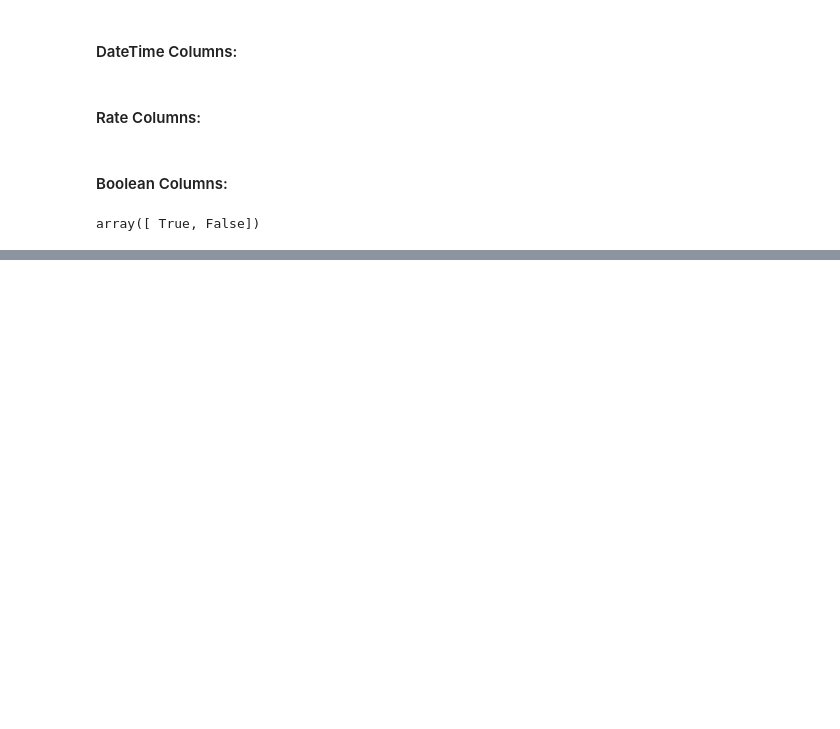
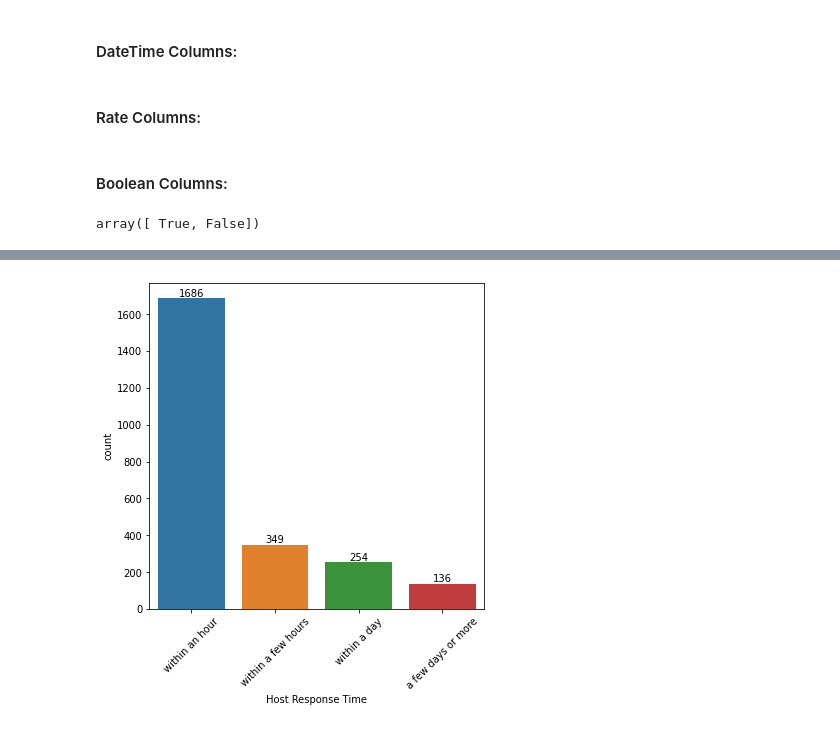
Before and after one commit to Summer-luna/Fall2021-IST5520-Group5, a Jupyter notebook: Data Manipulation.ipynb, the cells around one changed output, grey strips where cells are left out. Drawn from its saved outputs; the diff is of its cells as text; code cells hidden in the pictures; blank space fills up the shorter version.

```diff
--- a/Data Manipulation.ipynb
+++ b/Data Manipulation.ipynb
@@ -111,0 +120,7 @@ array([ True, False])
+# %%
+host_dat = dat[['host_id','host_name','host_since','host_location','host_about','host_response_time',
+                  'host_response_rate','host_acceptance_rate','host_is_superhost','host_listings_count',
+                  'host_total_listings_count','host_verifications','host_has_profile_pic',
+                  'host_identity_verified']]
+host_dat = host_dat.drop_duplicates(subset=['host_id'])
+host_dat.info()
@@ -111,0 +224,9 @@ array([ True, False])
+# %%
+plt.figure(figsize=(6,6))
+p = sb.countplot(x='host_response_time',data = host_dat)
+p.set_xticklabels(labels=p.get_xticklabels(),rotation=45)
+p.bar_label(p.containers[0])
+plt.xlabel('Host Response Time')
+plt.show()
+# %% [output]
+[figure, added]
```
Also changed, not shown: parts of 39 cells of this notebook.
